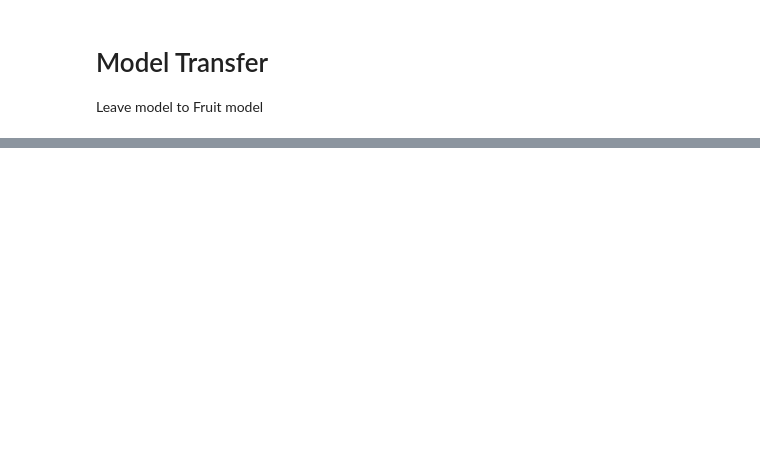
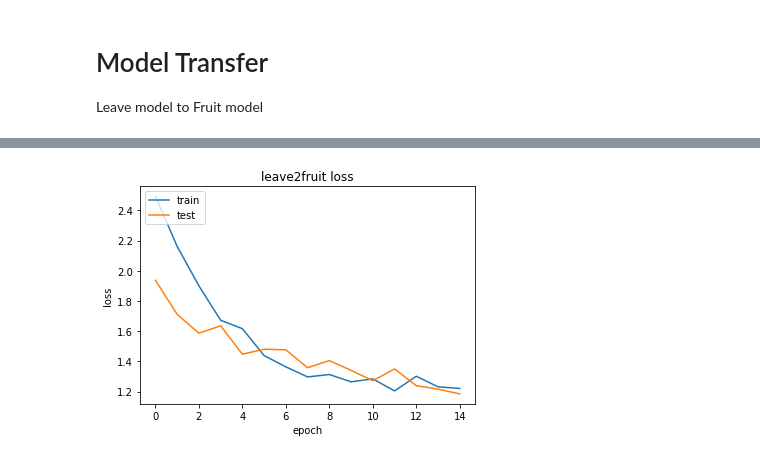
Before and after one commit to talhaanwarch/Plant-Leaf-Disease-Classification, a Jupyter notebook: transfer_learning_interdomain.ipynb, the cells around one changed output, grey strips where cells are left out. Saved outputs shown, nothing was run; the diff lists cells and outputs as text; code cells hidden in the pictures; blank space fills up the shorter version.

```diff
--- a/transfer_learning_interdomain.ipynb
+++ b/transfer_learning_interdomain.ipynb
@@ -426,0 +618,11 @@ Leave model to Fruit model
+# %%
+
+plt.plot(results.history['loss'])
+plt.plot(results.history['val_loss'])
+plt.title('leave2fruit loss')
+plt.ylabel('loss')
+plt.xlabel('epoch')
+plt.legend(['train', 'test'], loc='upper left')
+plt.show()
+# %% [output]
+[figure, added]
```
Also changed, not shown: parts of 51 cells of this notebook.
